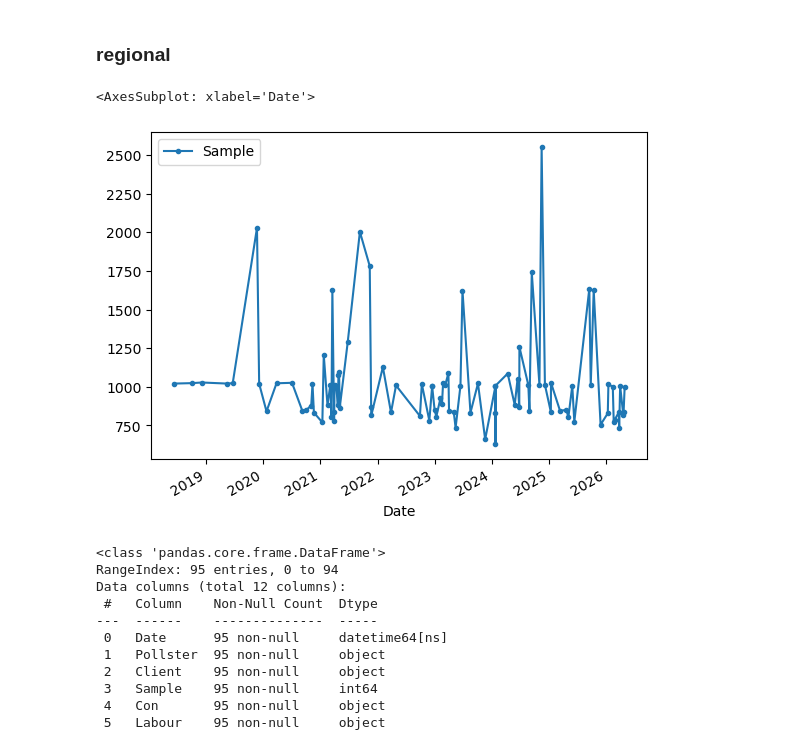
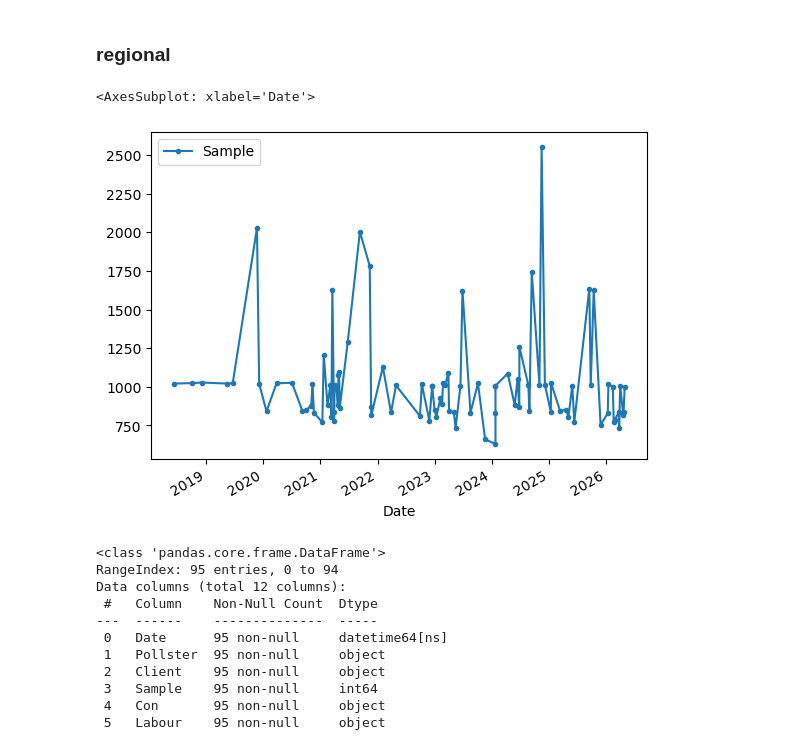
Before and after one commit to stelios-c/uk_votes, a Jupyter notebook: scottish_may2026.ipynb, the cells around one changed output. Drawn from its saved outputs; the diff is of its cells as text; code cells hidden in the pictures.

```diff
--- a/scottish_may2026.ipynb
+++ b/scottish_may2026.ipynb
@@ -72,15 +72,16 @@ likewise Labour oscillates between low Norstat and high other in the last couple
 # %%
 (regional_df
  .set_index(['Date'])#,'Pollster'])
+ .sort_index()
  #.unstack()
  #.drop(columns='Sample')
  #.SNP
  .loc['2016':]
  .plot(marker='.')#,colors={'Con':'tab10-blue'})
 )
 # %% [output]
 <AxesSubplot: xlabel='Date'>
-[figure, old version]
+[figure, new version]
 # %%
 regional_df.info()
 # %% [output]
```
